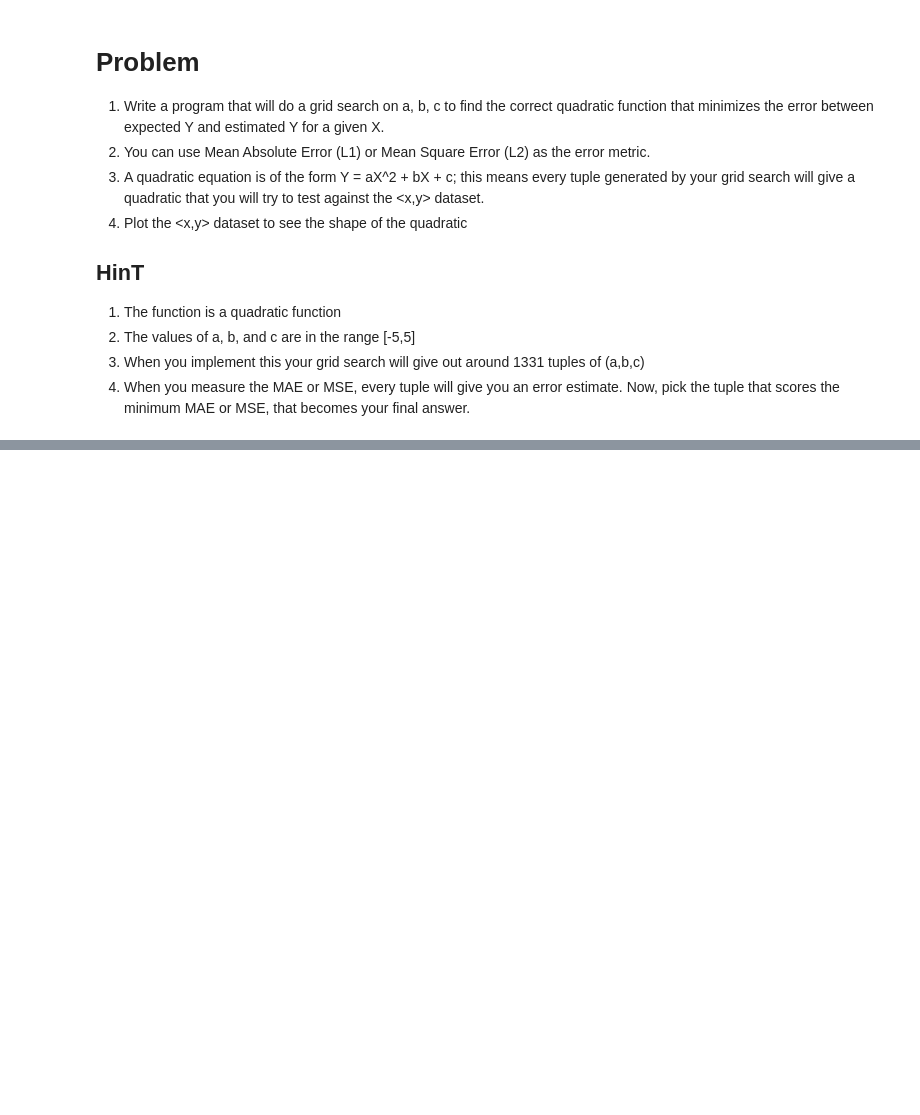
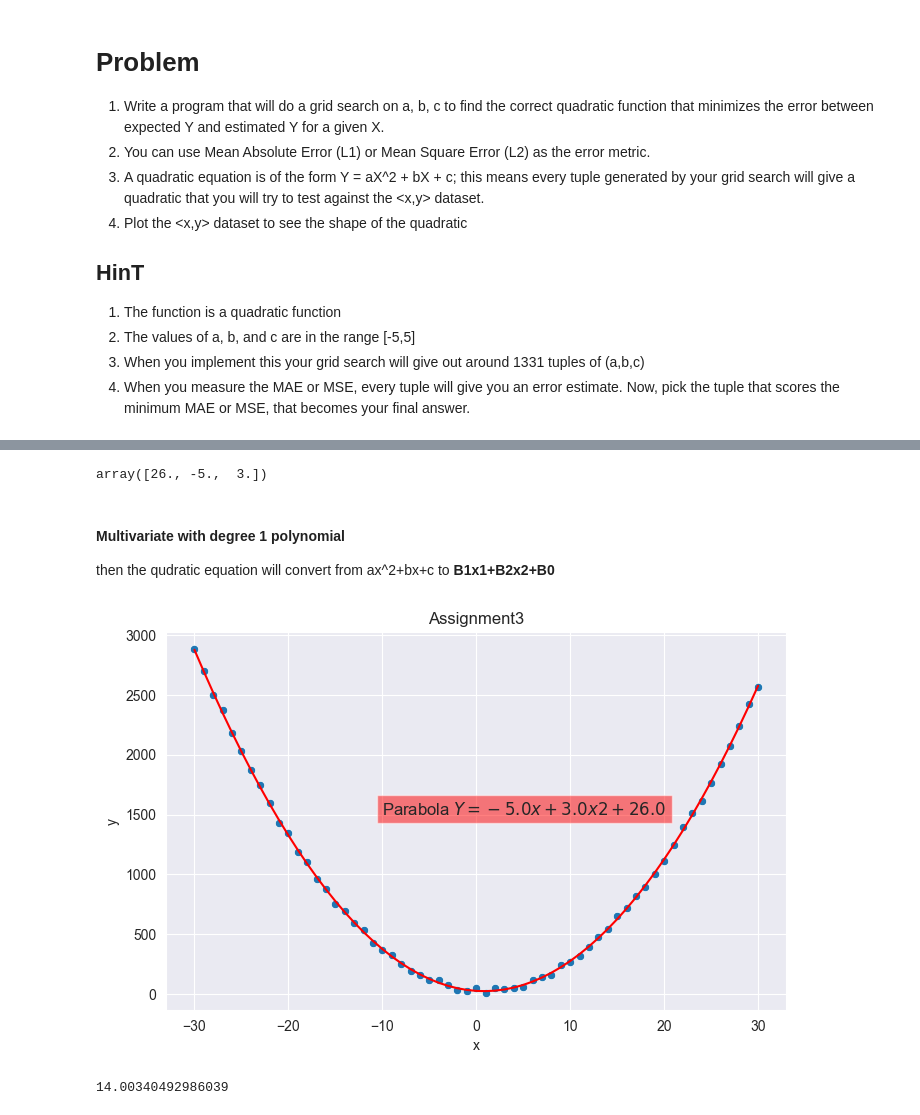
Before and after one commit to yokesh492/buddi.ai_assignements, a Jupyter notebook: assgn3.ipynb, the cells around one changed output, grey strips where cells are left out. Drawn from its saved outputs; the diff is of its cells as text; code cells hidden in the pictures; blank space fills up the shorter version.

```diff
--- a/assgn3.ipynb
+++ b/assgn3.ipynb
@@ -72,0 +89,6 @@ the mean_absolute_error : 21.08194725344262
+# %%
+df['1'] = np.ones(len(df))
+# %%
+df['x2'] = df['x']**2
+df = df[['1','x','x2','y']]
+df.head()
@@ -72,0 +102,33 @@ the mean_absolute_error : 21.08194725344262
+# %%
+X = df[['1','x','x2']].to_numpy()
+Y = df['y'].to_numpy()
+# %%
+Beta = (np.dot(np.dot(np.transpose(X),Y),np.linalg.inv(np.dot(np.transpose(X),X)))).round()
+Beta
+# %% [output]
+array([26., -5.,  3.])
+# %% [markdown]
+#### Multivariate with degree 1 polynomial
+then the qudratic equation will convert from ax^2+bx+c to **B1x1+B2x2+B0**
+# %%
+# now we will get perfect line of fit with
+
+def multivariate(beta,df):
+    pred = beta[1]*df['x'] + beta[2]*df['x2'] + beta[0]
+    plt.figure(figsize=(8,5),dpi=100)
+    sns.set_style("darkgrid")
+    sns.scatterplot('x','y',data=df,)
+    sns.lineplot(df['x'],pred,color='r')
+    plt.text(-10, 1500, 'Parabola $Y = {}x+{}x2+{}$'.format(beta[1],beta[2],beta[0]), fontsize = 12,
+            bbox = dict(facecolor = 'red', alpha = 0.5))
+    plt.title('Assignment3.1')
+    plt.show()
+
+multivariate(Beta,df)
+# %% [output]
+[figure, added]
+# %%
+pred = Beta[1]*df['x'] + Beta[2]*df['x2'] + Beta[0]
+mse(df['y'],pred,squared=False)
+# %% [output]
+14.00340492986039
```
Also changed, not shown: parts of 8 cells of this notebook, 3 other files.
